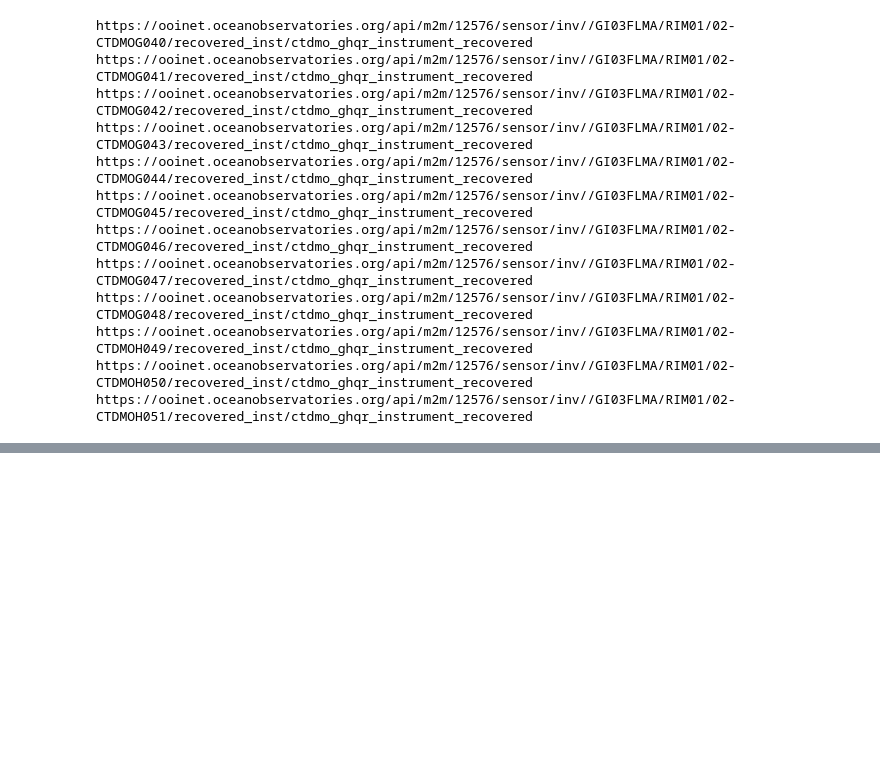
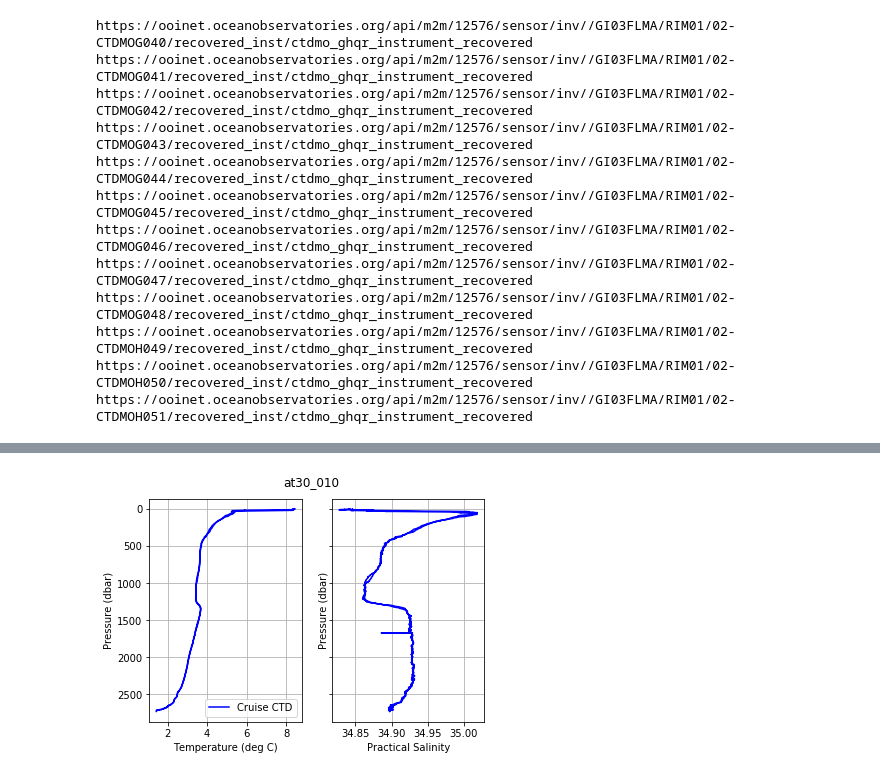
Before and after one commit to oceanhackweek/ohw18_Data_Validation, a Jupyter notebook: OHW2018_Data_Validation.ipynb, the cells around one changed output, grey strips where cells are left out. Cells and saved outputs as stored; diff of their text form; code cells hidden in the pictures; blank space fills up the shorter version.

```diff
--- a/OHW2018_Data_Validation.ipynb
+++ b/OHW2018_Data_Validation.ipynb
@@ -83,0 +144,10 @@ data = r.json()
+# %%
+# From the DATA TEAM notebooks
+# We will use a package that was written to work with Sea-Bird *.cnv files called seabird. The function to open the
+# *.cnv file is fCNV(<file>). Per the author: 'this is not an official package, so if you have trouble with it,
+# do not complain to Sea-Bird.'
+# https://github.com/castelao/seabird
+
+f = '/Users/Sheri/Oceanography/OOI/GitHub/ohw2018_Data_Validation/data/AT30_cruise/at30_010.cnv' # change this filepath
+ctddata = fCNV(f)
+ctddata.attributes # list the attributes from the file
@@ -83,0 +190,27 @@ data = r.json()
+# %%
+# Select the data from the shipboard CTD file that you would like to plot. In this example, we will select pressure
+# and temperature to create a profile plot.
+
+ctd_cast_pres = ctddata['PRES'].data
+ctd_cast_temp = ctddata['TEMP'].data
+ctd_cast_sal = ctddata['PSAL'].data
+# %%
+fig, (ax1, ax2) = plt.subplots(1, 2, sharey=True)
+ax1.plot(ctd_cast_temp, ctd_cast_pres, 'b', label='Cruise CTD')
+ax1.set_ylabel('Pressure (dbar)')
+ax1.set_xlabel('Temperature (deg C)')
+ax1.invert_yaxis()
+ax1.grid()
+ax1.legend(loc='best')
+
+ax2.plot(ctd_cast_sal, ctd_cast_pres, 'b')
+ax2.set_ylabel('Pressure (dbar)')
+ax2.set_xlabel('Practical Salinity')
+ax2.grid()
+
+# fig.suptitle('{} vs. Shipboard CTD'.format(refdes), fontsize=10)
+fig.suptitle(CTD_cast_name)
+fig.subplots_adjust(top=0.9)
+plt.show()
+# %% [output]
+[figure, added]
```
Also changed, not shown: parts of 11 cells of this notebook, 22 other files.
